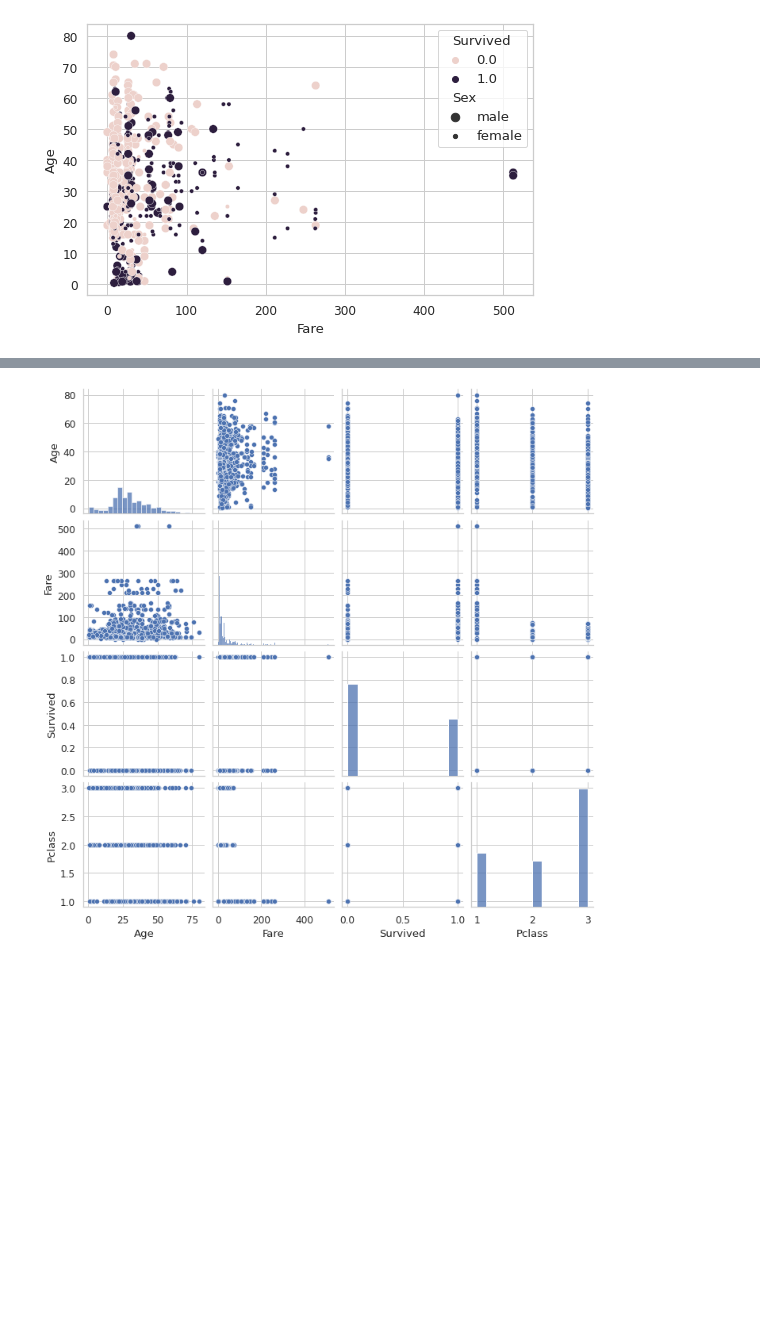
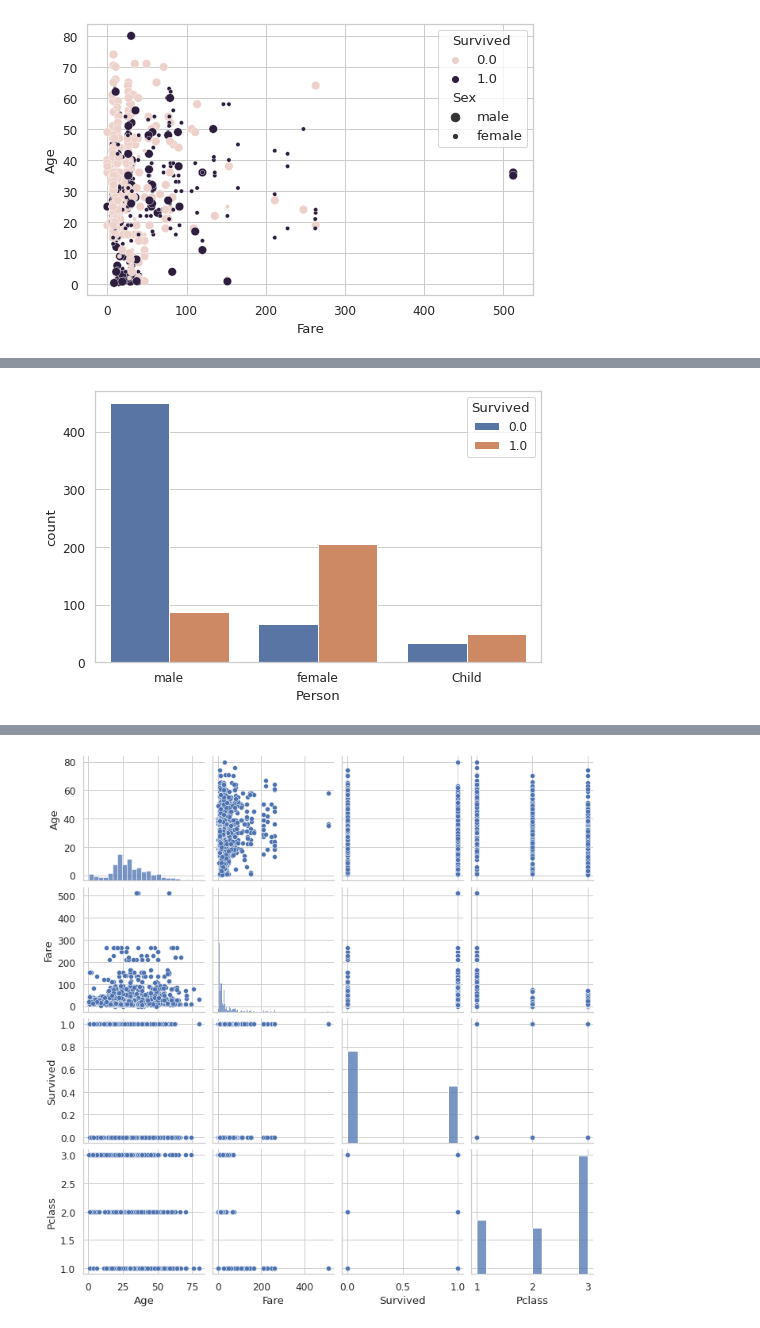
Before and after one commit to clizarraga-UAD7/Notebooks, a Jupyter notebook: ExploratoryDataAnalysisExample.ipynb, the cells around one changed output, grey strips where cells are left out. Saved outputs shown, nothing was run; the diff lists cells and outputs as text; code cells hidden in the pictures; blank space fills up the shorter version.

```diff
--- a/ExploratoryDataAnalysisExample.ipynb
+++ b/ExploratoryDataAnalysisExample.ipynb
@@ -858,0 +905,9 @@ sns.scatterplot(x="Fare", y="Age", hue="Survived", size="Sex", data=df_titanic);
+# %%
+# Countplot
+
+# General plotting settings
+sns.set(style='whitegrid', palette="deep", font_scale=1.1, rc={"figure.figsize": [8, 5]})
+
+sns.countplot(x ="Person", hue ="Survived", data =df_titanic);
+# %% [output]
+[figure, added]
```
Also changed, not shown: parts of 5 cells of this notebook.
